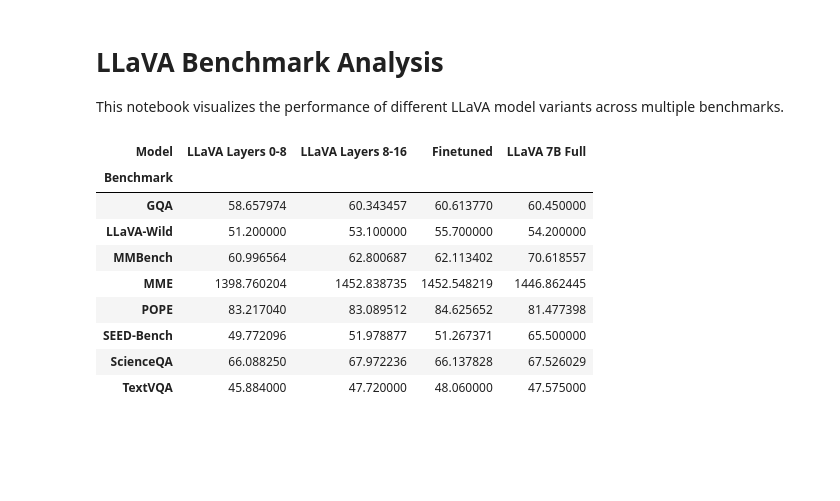
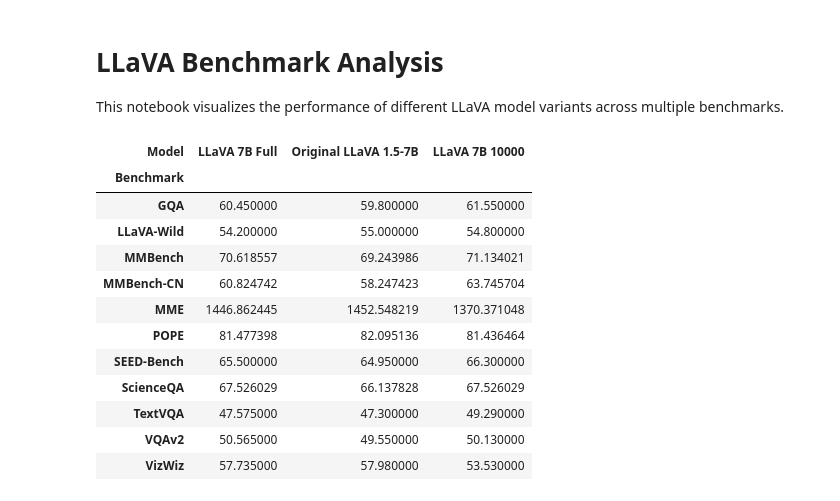
Before and after one commit to luisfpal/multimodal_finetuned_representations, a Jupyter notebook: plotting/benchmark_analysis.ipynb, the cells around one changed output. Drawn from its saved outputs; the diff is of its cells as text; code cells hidden in the pictures; blank space fills up the shorter version.

```diff
--- a/plotting/benchmark_analysis.ipynb
+++ b/plotting/benchmark_analysis.ipynb
@@ -19,36 +19,41 @@ LMMS_EVAL_DIR = Path.home() / "multimodal_finetuned_representations/evals/llava-
 
 # Reference scores from LLaVA-1.5-7B paper (MODEL_ZOO.md)
 REFERENCE_SCORES = {
-    'vqav2': 78.5,
-    'gqa': 62.0,
-    'vizwiz': 50.0,
     'scienceqa_img': 66.8,
+    'mme': 1510.7,
     'textvqa_val': 58.2,
     'pope': 85.9,
-    'mme': 1510.7,
+    'gqa': 62.0,
     'mmbench_en_dev': 64.3,
     'mmbench_cn_dev': 58.3,
+    'llava_in_the_wild': 65.4,
     'seedbench': 58.6,  # SEEDBench_IMG
-    'llava_in_the_wild': 65.4,
+    'vqav2_val': 78.5,
+    'vizwiz_vqa_val': 50.0,
     'mmvet': 31.1
 }
 
 MODELS_TO_LOAD = {
-    "LLaVA Layers 0-8": "single/l11p_llava-v1.5-7b-lbasile-layers-0-8-step-10000",
-    "LLaVA Layers 8-16": "single/l11p_llava-v1.5-7b-lbasile-layers-8-16-step-10000",
-    "Finetuned": "finetuned_pretrained/llava-hf_llava-1.5-7b-hf_finetuned",
-    "LLaVA 7B Full": "single/l11p_llava-7b-lbasile"
+    # "LLaVA Layers 0-8": "single/l11p_llava-v1.5-7b-lbasile-layers-0-8-step-10000",
+    # "LLaVA Layers 8-16": "single/l11p_llava-v1.5-7b-lbasile-layers-8-16-step-10000",
+    # "Finetuned": "finetuned_pretrained/llava-hf_llava-1.5-7b-hf_finetuned",
+    "LLaVA 7B Full": "single/l11p_llava-7b-lbasile",
+    "Original LLaVA 1.5-7B": "single/llava-hf_llava-1.5-7b-hf",
+    "LLaVA 7B 10000": "single/l11p_llava-v1.5-7b-lbasile-full-step-10000"
 }
 
 BENCHMARKS = {
+    'ScienceQA': {'dir': 'scienceqa_img', 'key': 'exact_match,none'},
+    'MME': {'dir': 'mme', 'key': 'total'},
+    'TextVQA': {'dir': 'textvqa_val', 'key': 'exact_match,none'},
+    'POPE': {'dir': 'pope', 'key': 'pope_f1_score,none'},
     'GQA': {'dir': 'gqa', 'key': 'exact_match,none'},
+    'MMBench': {'dir': 'mmbench_en_dev', 'key': 'gpt_eval_score,none'},
+    'MMBench-CN': {'dir': 'mmbench_cn_dev', 'key': 'gpt_eval_score,none'},
     'LLaVA-Wild': {'dir': 'llava_in_the_wild', 'key': 'gpt_eval_llava_all,none'},
-    'MMBench': {'dir': 'mmbench_en_dev', 'key': 'gpt_eval_score,none'},
-    'MME': {'dir': 'mme', 'key': 'total'},
-    'POPE': {'dir': 'pope', 'key': 'pope_f1_score,none'},
     'SEED-Bench': {'dir': 'seedbench', 'key': 'seed_all,none'},
-    'ScienceQA': {'dir': 'scienceqa_img', 'key': 'exact_match,none'},
-    'TextVQA': {'dir': 'textvqa_val', 'key': 'exact_match,none'}
+    'VQAv2': {'dir': 'vqav2_val', 'key': 'exact_match,none'},
+    'VizWiz': {'dir': 'vizwiz_vqa_val', 'key': 'exact_match,none'},
 }
 
 # Function to load results
@@ -75,7 +80,7 @@ def get_scores():
                         score = res.get('mme_perception_score,none', 0)# + res.get('mme_cognition_score,none', 0)
                     else:
                         score = res[bench_info['key']]
-                    if bench_name != 'MME' and bench_name != 'MMBench' and bench_name != "LLaVA-Wild":
+                    if bench_name != 'MME' and bench_name != 'MMBench' and bench_name != "LLaVA-Wild" and bench_name != "MMBench-CN":
                         score *= 100
                     scores_dict[(bench_name, model_name)] = score
 
@@ -83,43 +88,46 @@ def get_scores():
     for (bench_name, model_name), score in scores_dict.items():
         data['Benchmark'].append(bench_name)
         data['Model'].append(model_name)
         data['Score'].append(score)
 
     return pd.DataFrame(data)
 
 df = get_scores()
 
 # Add reference scores to dataframe
 benchmark_name_map = {v['dir']: k for k, v in BENCHMARKS.items()}
 for bench_dir, ref_score in REFERENCE_SCORES.items():
     bench_name = benchmark_name_map.get(bench_dir)
     if bench_name and bench_name in df['Benchmark'].values:
         df = pd.concat([df, pd.DataFrame({'Benchmark': [bench_name], 'Model': ['Paper'], 'Score': [ref_score]})], ignore_index=True)
 
 # Normalize function for plotting
 def normalize_score(row):
     if row["Benchmark"] == "MME":
         return row["Score"] / 20.0  # Normalize MME scores to a 0-100 scale
     return row["Score"]
 
 df["Score_Normalized"] = df.apply(normalize_score, axis=1)
 
 # Pivot table for clean viewing
 pivot_df = df.pivot(index="Benchmark", columns="Model", values="Score")
 if not pivot_df.empty:
     pivot_df = pivot_df[list(MODELS_TO_LOAD.keys())] # Reorder
 display(pivot_df)
 # %% [output]
-| Model | LLaVA Layers 0-8 | LLaVA Layers 8-16 | Finetuned | LLaVA 7B Full |
-| Benchmark |  |  |  |  |
-| GQA | 58.657974 | 60.343457 | 60.613770 | 60.450000 |
-| LLaVA-Wild | 51.200000 | 53.100000 | 55.700000 | 54.200000 |
-| MMBench | 60.996564 | 62.800687 | 62.113402 | 70.618557 |
-| MME | 1398.760204 | 1452.838735 | 1452.548219 | 1446.862445 |
-| POPE | 83.217040 | 83.089512 | 84.625652 | 81.477398 |
-| SEED-Bench | 49.772096 | 51.978877 | 51.267371 | 65.500000 |
-| ScienceQA | 66.088250 | 67.972236 | 66.137828 | 67.526029 |
-| TextVQA | 45.884000 | 47.720000 | 48.060000 | 47.575000 |
+| Model | LLaVA 7B Full | Original LLaVA 1.5-7B | LLaVA 7B 10000 |
+| Benchmark |  |  |  |
+| GQA | 60.450000 | 59.800000 | 61.550000 |
+| LLaVA-Wild | 54.200000 | 55.000000 | 54.800000 |
+| MMBench | 70.618557 | 69.243986 | 71.134021 |
+| MMBench-CN | 60.824742 | 58.247423 | 63.745704 |
+| MME | 1446.862445 | 1452.548219 | 1370.371048 |
+| POPE | 81.477398 | 82.095136 | 81.436464 |
+| SEED-Bench | 65.500000 | 64.950000 | 66.300000 |
+| ScienceQA | 67.526029 | 66.137828 | 67.526029 |
+| TextVQA | 47.575000 | 47.300000 | 49.290000 |
+| VQAv2 | 50.565000 | 49.550000 | 50.130000 |
+| VizWiz | 57.735000 | 57.980000 | 53.530000 |
 # %%
 # Print Table in Markdown
 print("### Comprehensive Performance Table")
```
Also changed, not shown: parts of 4 cells of this notebook, 16 other files.
